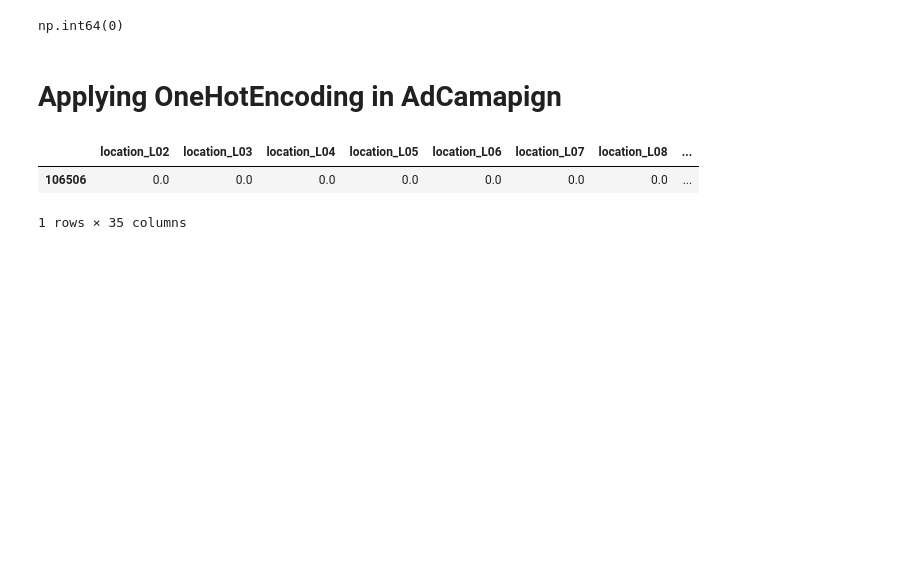
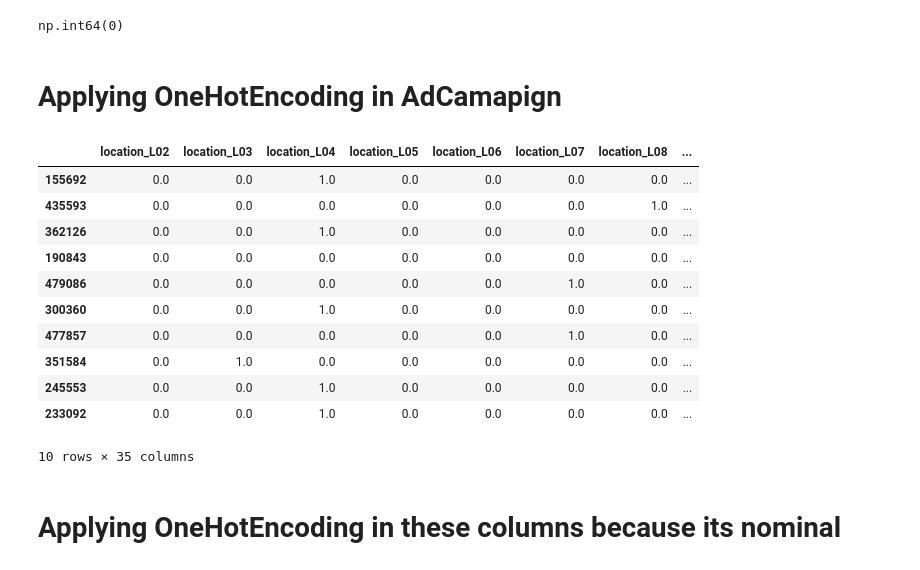
Before and after one commit to sachinn854/Product-Demand-Forecasting, a Jupyter notebook: 8_Encoding/encoding.ipynb, the cells around one changed output. Saved outputs shown, nothing was run; the diff lists cells and outputs as text; code cells hidden in the pictures; blank space fills up the shorter version.

Commit message:
Encoding Completed

```diff
--- a/8_Encoding/encoding.ipynb
+++ b/8_Encoding/encoding.ipynb
@@ -176,8 +186,17 @@ ad_encoded_df = pd.DataFrame(
 # Step 5: Concatenate with original df (drop old 'adcampaign' column)
 df = pd.concat([df.drop('adcampaign', axis=1), ad_encoded_df], axis=1)
 # %%
-df.sample()
+df.sample(10)
 # %% [output]
 |  | location_L02 | location_L03 | location_L04 | location_L05 | location_L06 | location_L07 | location_L08 | ... |
-| 106506 | 0.0 | 0.0 | 0.0 | 0.0 | 0.0 | 0.0 | 0.0 | ... |
+| 155692 | 0.0 | 0.0 | 1.0 | 0.0 | 0.0 | 0.0 | 0.0 | ... |
+| 435593 | 0.0 | 0.0 | 0.0 | 0.0 | 0.0 | 0.0 | 1.0 | ... |
+| 362126 | 0.0 | 0.0 | 1.0 | 0.0 | 0.0 | 0.0 | 0.0 | ... |
+| 190843 | 0.0 | 0.0 | 0.0 | 0.0 | 0.0 | 0.0 | 0.0 | ... |
+| 479086 | 0.0 | 0.0 | 0.0 | 0.0 | 0.0 | 1.0 | 0.0 | ... |
+| 300360 | 0.0 | 0.0 | 1.0 | 0.0 | 0.0 | 0.0 | 0.0 | ... |
+| 477857 | 0.0 | 0.0 | 0.0 | 0.0 | 0.0 | 1.0 | 0.0 | ... |
+| 351584 | 0.0 | 1.0 | 0.0 | 0.0 | 0.0 | 0.0 | 0.0 | ... |
+| 245553 | 0.0 | 0.0 | 1.0 | 0.0 | 0.0 | 0.0 | 0.0 | ... |
+| 233092 | 0.0 | 0.0 | 1.0 | 0.0 | 0.0 | 0.0 | 0.0 | ... |
-1 rows × 35 columns
+10 rows × 35 columns
@@ -183,0 +205,2 @@ df.sample()
+# %% [markdown]
+# Applying OneHotEncoding in these columns because its nominal
```
Also changed, not shown: parts of 20 cells of this notebook, 2 other files.
